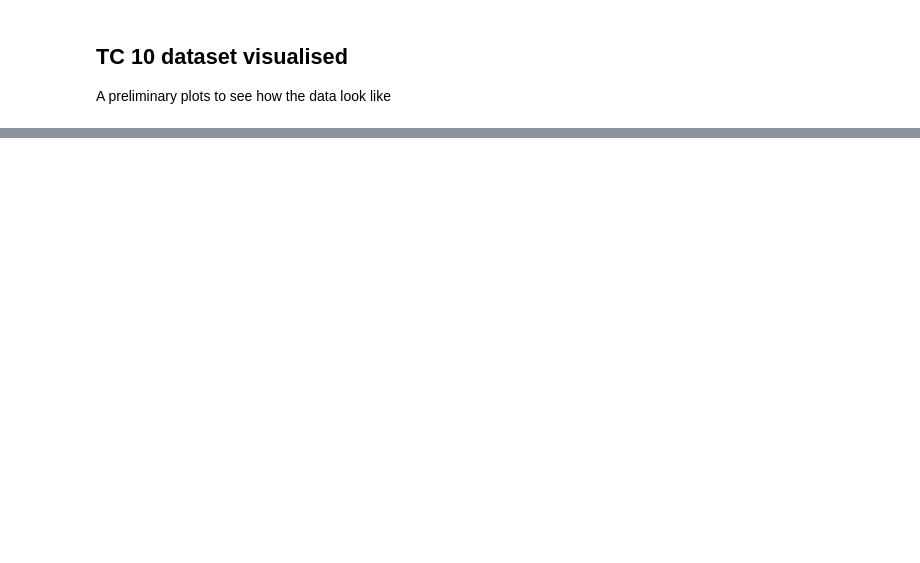
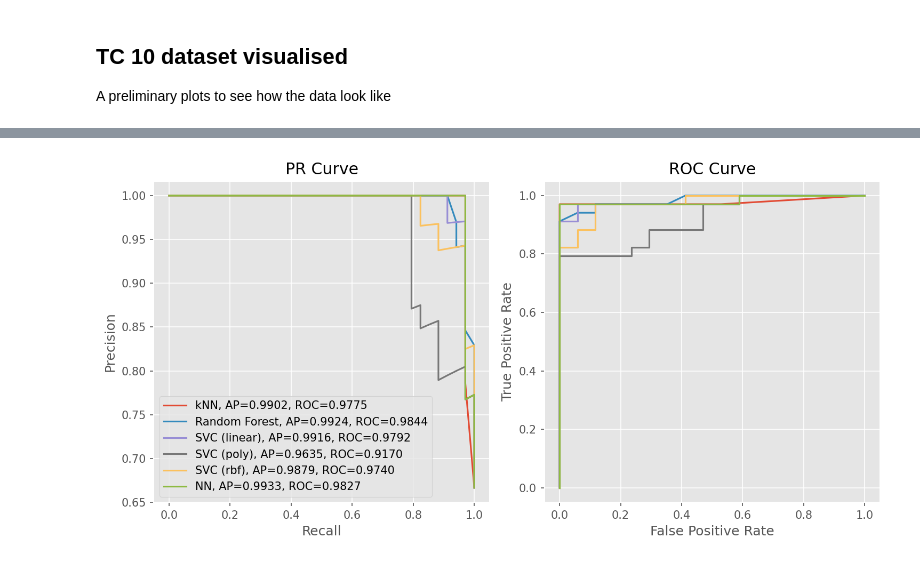
Before and after one commit to philippchan/DGA, a Jupyter notebook: main.ipynb, the cells around one changed output, grey strips where cells are left out. Saved outputs shown, nothing was run; the diff lists cells and outputs as text; code cells hidden in the pictures; blank space fills up the shorter version.

```diff
--- a/main.ipynb
+++ b/main.ipynb
@@ -632,0 +372,82 @@ display(pd.DataFrame(results_list))
+# %%
+# Define checkpoints for different models
+checkpoints = [
+    {
+        'data': tc10_data,
+        'labels': tc10_labels,
+        'architecture': 'kNN',
+        'dataset': 'TC 10',
+        'prepocessing': 'Y–J transformation',
+        'pipeline': Pipeline([
+            ('yj_transform', PowerTransformer()),
+            ('knn', KNeighborsClassifier())
+        ]),
+        'legend': 'kNN'
+    },
+    {
+        'data': tc10_data,
+        'labels': tc10_labels,
+        'architecture': 'Random Forest',
+        'dataset': 'TC 10',
+        'prepocessing': 'Y–J transformation',
+        'pipeline': Pipeline([
+            ('yj_transform', PowerTransformer()),
+            ('rf', RandomForestClassifier())
+        ]),
+        'legend': 'Random Forest'
+    },
+    {
+        'data': tc10_data,
+        'labels': tc10_labels,
+        'architecture': 'SVC (linear)',
+        'dataset': 'TC 10',
+        'prepocessing': 'Y–J transformation',
+        'pipeline': Pipeline([
+            ('yj_transform', PowerTransformer()),
+            ('svc', SVC(kernel='linear', probability=True, random_state=41))
+        ]),
+        'legend': 'SVC (linear)'
+    },
+    {
+        'data': tc10_data,
+        'labels': tc10_labels,
+        'architecture': 'SVC (poly)',
+        'dataset': 'TC 10',
+        'prepocessing': 'Y–J transformation',
+        'pipeline': Pipeline([
+            ('yj_transform', PowerTransformer()),
+            ('svc', SVC(kernel='poly', probability=True, random_state=41))
+        ]),
+        'legend': 'SVC (poly)'
+    },
+    {
+        'data': tc10_data,
+        'labels': tc10_labels,
+        'architecture': 'SVC (rbf)',
+        'dataset': 'TC 10',
+        'prepocessing': 'Y–J transformation',
+        'pipeline': Pipeline([
+            ('yj_transform', PowerTransformer()),
+            ('svc', SVC(kernel='rbf', probability=True, random_state=41))
+        ]),
+        'legend': 'SVC (rbf)'
+    },
+    {
+        'data': tc10_data,
+        'labels': tc10_labels,
+        'architecture': 'NN',
+        'dataset': 'TC 10',
+        'prepocessing': 'Y–J transformation',
+        'pipeline': Pipeline([
+            ('yj_transform', PowerTransformer()),
+            ('nn', MLPClassifier(hidden_layer_sizes=(10,), activation='relu', solver='sgd', max_iter=10000, random_state=41))
+        ]),
+        'legend': 'NN'
+    }
+]
+
+
+results_list = DGA_modelling(checkpoints)
+display(pd.DataFrame(results_list))
+Plot_PR_ROC(checkpoints)
+# %% [output]
@@ -632,0 +461 @@ display(pd.DataFrame(results_list))
+[figure, added]
```
Also changed, not shown: parts of 40 cells of this notebook.
